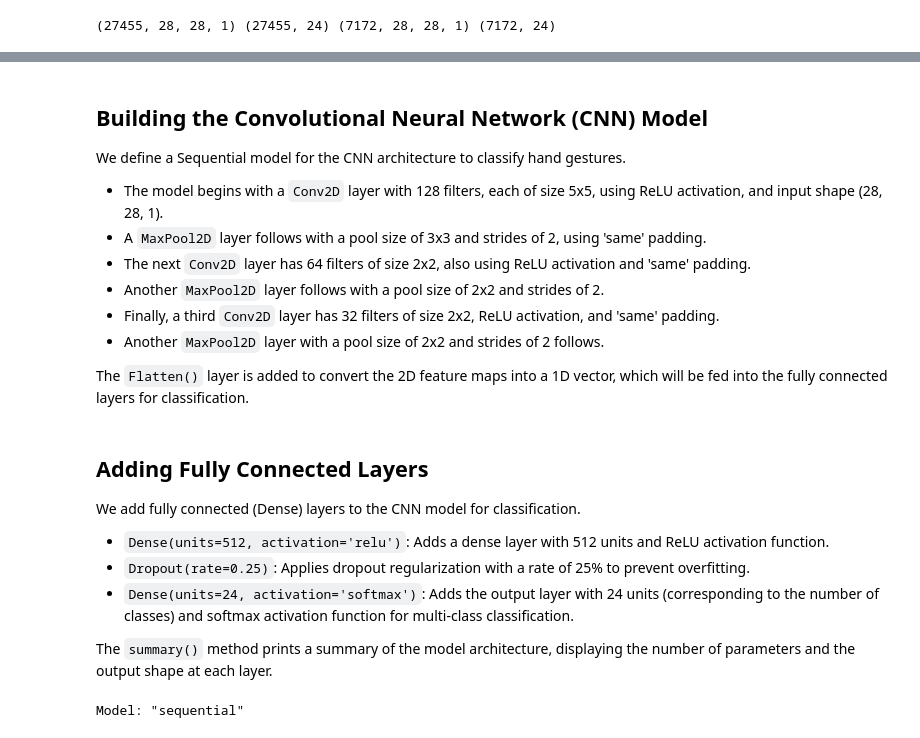
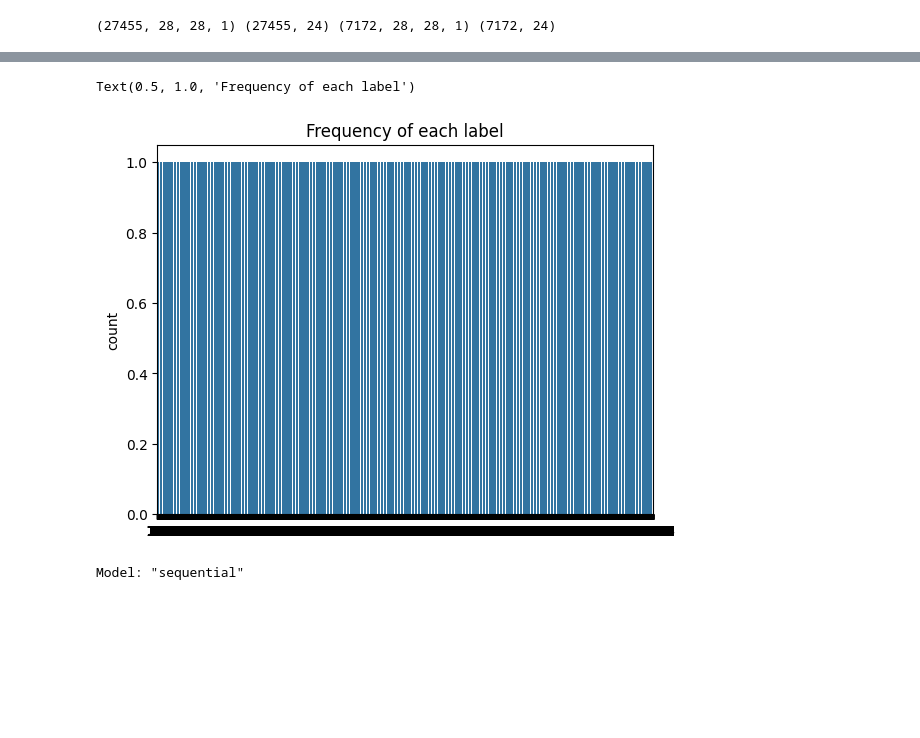
Before and after one commit to Madhunicka/HandGestureDetetction_Signlanguage_letters_CNN, a Jupyter notebook: sign_lang.ipynb, the cells around one changed output, grey strips where cells are left out. Saved outputs shown, nothing was run; the diff lists cells and outputs as text; code cells hidden in the pictures; blank space fills up the shorter version.

```diff
--- a/sign_lang.ipynb
+++ b/sign_lang.ipynb
@@ -242,16 +140,9 @@ Text(0.5, 1.0, 'label: 13  letter: M')
-# %% [markdown]
-## Building the Convolutional Neural Network (CNN) Model
-
-We define a Sequential model for the CNN architecture to classify hand gestures.
-
-- The model begins with a `Conv2D` layer with 128 filters, each of size 5x5, using ReLU activation, and input shape (28, 28, 1).
-- A `MaxPool2D` layer follows with a pool size of 3x3 and strides of 2, using 'same' padding.
-- The next `Conv2D` layer has 64 filters of size 2x2, also using ReLU activation and 'same' padding.
-- Another `MaxPool2D` layer follows with a pool size of 2x2 and strides of 2.
-- Finally, a third `Conv2D` layer has 32 filters of size 2x2, ReLU activation, and 'same' padding.
-- Another `MaxPool2D` layer with a pool size of 2x2 and strides of 2 follows.
-
-The `Flatten()` layer is added to convert the 2D feature maps into a 1D vector, which will be fed into the fully connected layers for classification.
+# %%
+sns.countplot(train_label)
+plt.title("Frequency of each label")
+# %% [output]
+Text(0.5, 1.0, 'Frequency of each label')
+[figure, added]
 # %%
 model=Sequential()
 model.add(Conv2D(128,kernel_size=(5,5),
@@ -265,16 +156,6 @@ model.add(Conv2D(32,kernel_size=(2,2),
 model.add(MaxPool2D((2,2),2,padding='same'))
 
 model.add(Flatten())
-# %% [markdown]
-## Adding Fully Connected Layers
-
-We add fully connected (Dense) layers to the CNN model for classification.
-
-- `Dense(units=512, activation='relu')`: Adds a dense layer with 512 units and ReLU activation function.
-- `Dropout(rate=0.25)`: Applies dropout regularization with a rate of 25% to prevent overfitting.
-- `Dense(units=24, activation='softmax')`: Adds the output layer with 24 units (corresponding to the number of classes) and softmax activation function for multi-class classification.
-
-The `summary()` method prints a summary of the model architecture, displaying the number of parameters and the output shape at each layer.
 # %%
 model.add(Dense(units=512,activation='relu'))
 model.add(Dropout(rate=0.25))
```
Also changed, not shown: parts of 37 cells of this notebook, 5 other files.
